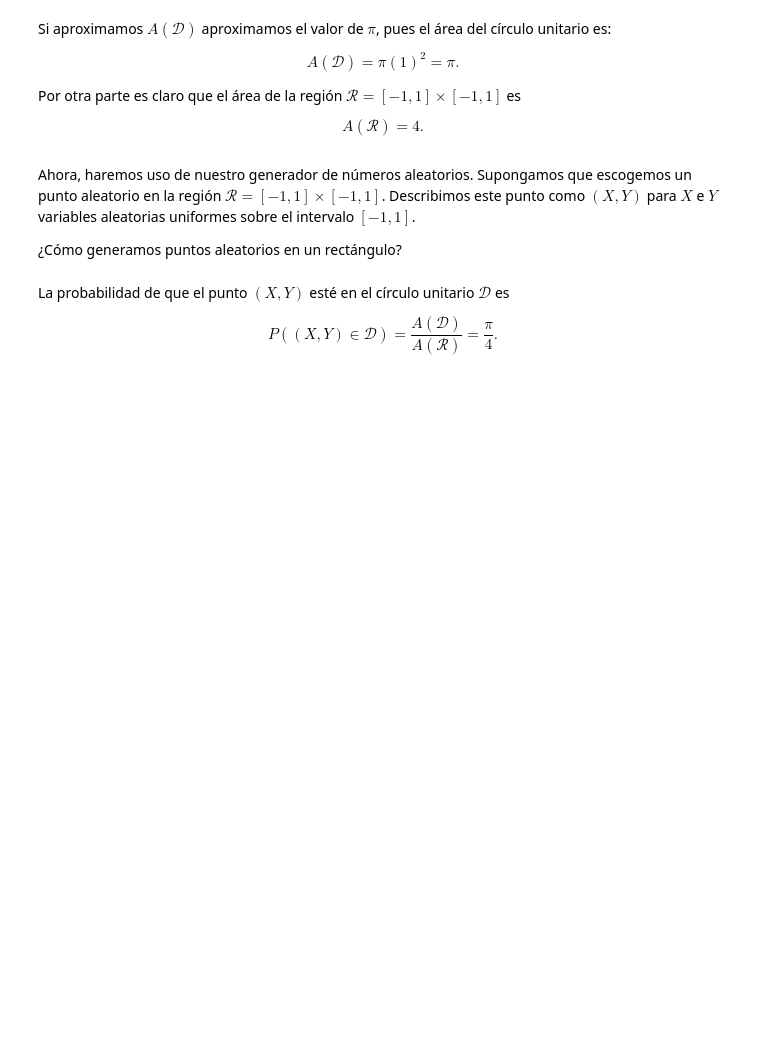
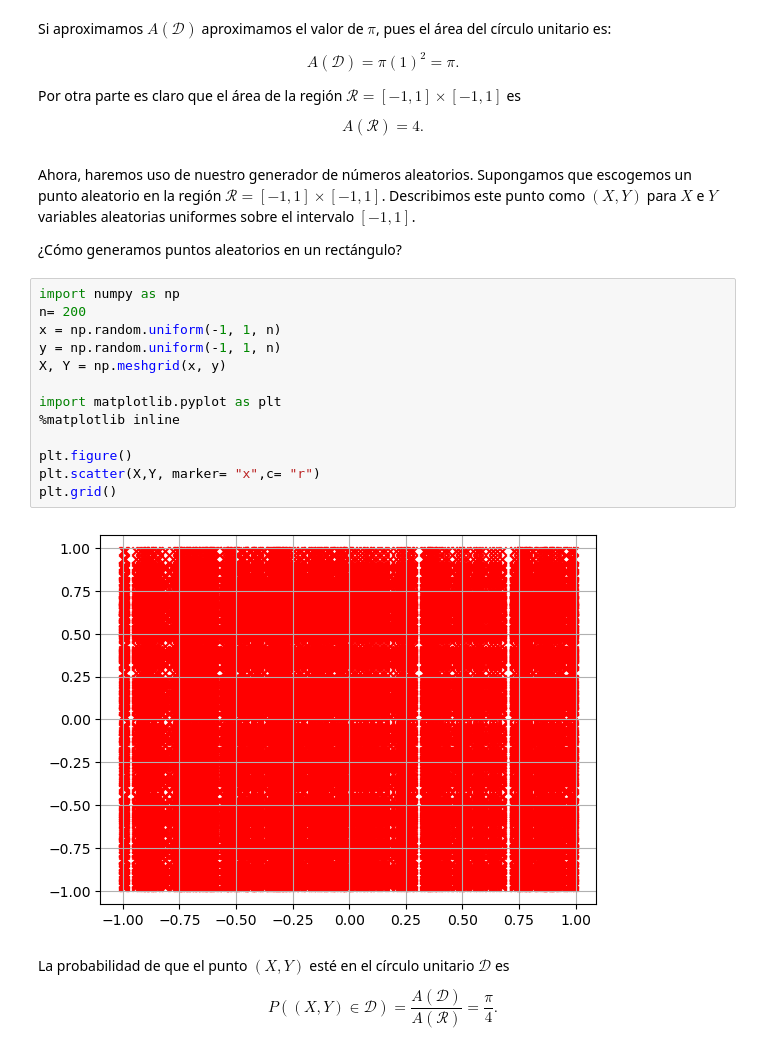
Before and after one commit to dramosvdh/SIMULACION-MATEMATICA, a Jupyter notebook: 03 IntegracionMontecarlo.ipynb, the cells around one changed output. Drawn from its saved outputs; the diff is of its cells as text; blank space fills up the shorter version.

```diff
--- a/03 IntegracionMontecarlo.ipynb
+++ b/03 IntegracionMontecarlo.ipynb
@@ -346,6 +386,21 @@ $$A(\mathcal{R})=4.$$
 Ahora, haremos uso de nuestro generador de números aleatorios. Supongamos que escogemos un punto aleatorio en la región $\mathcal{R}=\left[-1,1\right]\times\left[-1,1\right]$. Describimos este punto como $(X,Y)$ para $X$ e $Y$ variables aleatorias uniformes sobre el intervalo $\left[-1,1\right]$.
 
 ¿Cómo generamos puntos aleatorios en un rectángulo?
+# %%
+import numpy as np
+n= 200
+x = np.random.uniform(-1, 1, n)
+y = np.random.uniform(-1, 1, n)
+X, Y = np.meshgrid(x, y)
+
+import matplotlib.pyplot as plt
+%matplotlib inline
+
+plt.figure()
+plt.scatter(X,Y, marker= "x",c= "r")
+plt.grid()
+# %% [output]
+[figure, added]
 # %% [markdown]
 La probabilidad de que el punto $(X,Y)$ esté en el círculo unitario $\mathcal{D}$ es
 
```
Also changed, not shown: parts of 14 cells of this notebook.
